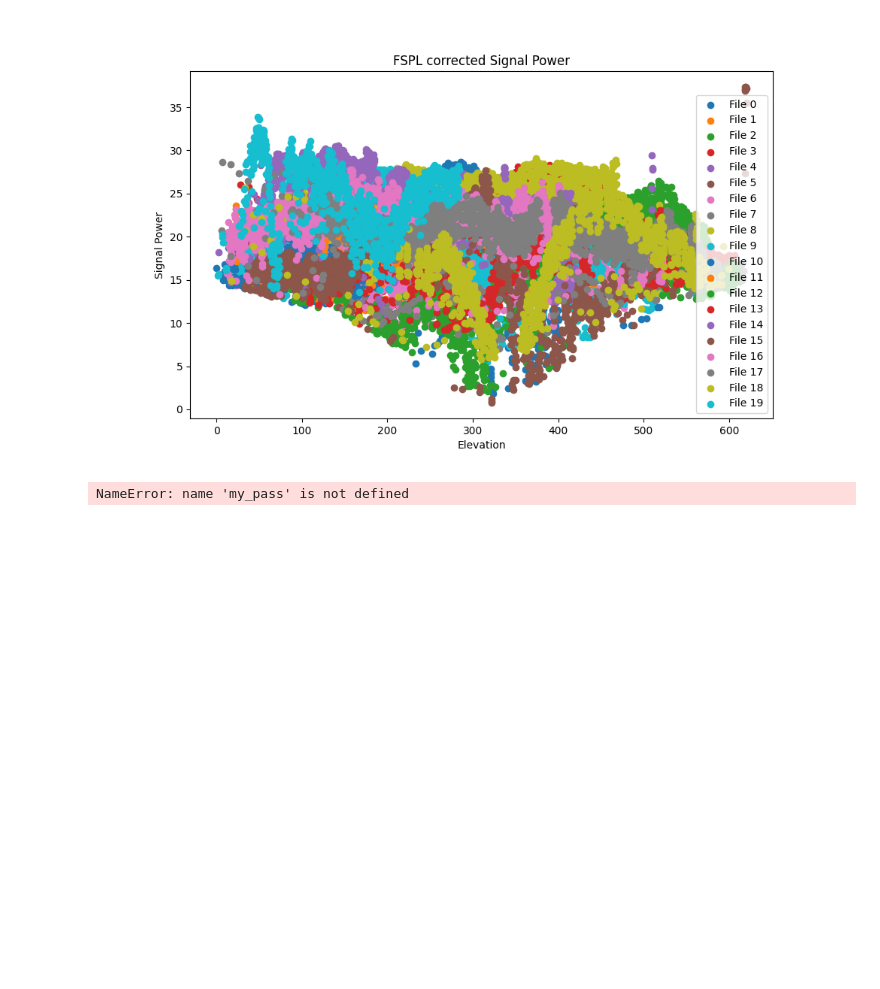
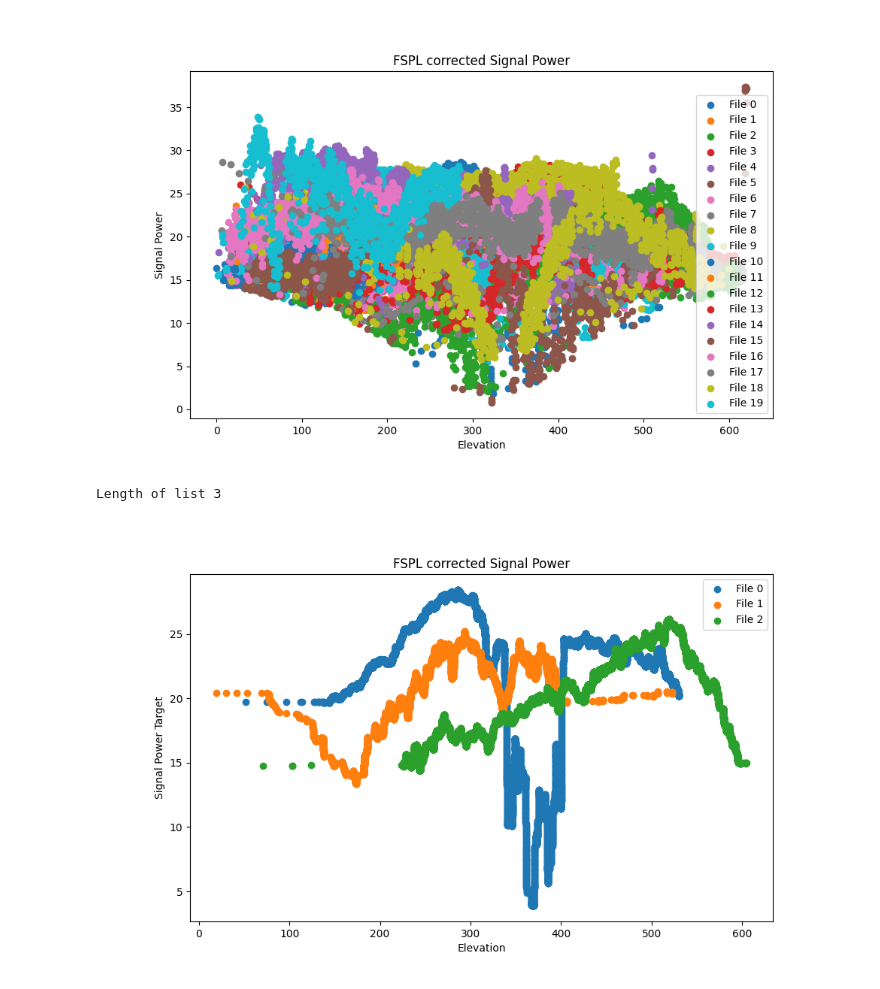
Before and after one commit to P7-Link-state/time_series_estimation, a Jupyter notebook: Import-And-Treshold.ipynb, the cells around one changed output. Cells and saved outputs as stored; diff of their text form; code cells hidden in the pictures; blank space fills up the shorter version.

Commit message:
fftsize 32 import and threshold

```diff
--- a/Import-And-Treshold.ipynb
+++ b/Import-And-Treshold.ipynb
@@ -93,15 +93,15 @@ import os
 from multiprocessing import Pool
 import datetime
 
-data_files_active = os.listdir("../no_waterfall/active/")
+data_files_active = os.listdir("../output/waterfall/active/")
 
 vzlusat_active = list(i for i in data_files_active if "VZLUSAT-2" in i)
 
 
 obj_act: list[nm.prepping] = [] #: list[nm.prepping] = [] means that the variable is a list of nm.prepping objects, which makes it possible to autocomplete the methods and attributes of the nm.prepping class.
 
-for i in vzlusat_active:
-    with open("../no_waterfall/active/" + i, 'rb') as f:
+for i in vzlusat_active[:3]: #choose how many to load
+    with open("../output/waterfall/active/" + i, 'rb') as f:
         obj_act.append(pickle.loads(f.read()))
 
 # pointing error calculation
@@ -136,7 +136,6 @@ def calculate_pointing_error(set_azimuth, set_elevation, azimuth, elevation):
 
 def remove_outlier(obj):
     outlier_indices = []
-    peaks = []
     valid_range_bins = int(2 * 11e3 / (250e3 / obj.noise_obj.fft_size))  # Total valid bins for the maximum doppler shift of ±11kHz when sampling rate is 250kHz
     for i , row in enumerate(obj.noise_obj.waterfall):
         fft_data =  10*np.log10(np.squeeze(row))  # FFT data (magnitude spectrum)
@@ -156,54 +155,49 @@ def remove_outlier(obj):
         if (peak_value-np.mean(fft_data)>3):
             outlier_indices.append(i) #If the peak is gucci, then we keep it
 
-        print(f"np.mean(fft_data){np.mean(fft_data)}"+f" peak_value{peak_value}")
-        peaks.append(peak_value-np.mean(fft_data))
-
-    return obj[outlier_indices] #Basically deleting all the points where it was funky
+    return obj[outlier_indices]#Basically deleting all the points where it was not transmitting
 
 
-print(f"Length of list{len(obj_act)}")
 
-for i, obj in enumerate(obj_act):
-    obj.station_obj.convert_timestamp() #converts the timestamps for the station object to numpy array
+print(f"Length of list {len(obj_act)}")
 
+for i in range(len(obj_act)):
     #first outlier removal using threshold
-    idx = np.argwhere(10*np.log10(obj.noise_obj.signal_abs) > -138) #Threshold set to -138 dBm
-    obj_act[i]=obj[idx] #Basically deleting all the points where the moving average is below the threshold
+    idx = np.argwhere(10*np.log10(obj_act[i].noise_obj.signal_abs) > -138) #Threshold set to -138 dBm on the data without the FSPL correction
+    obj_act[i]=obj_act[i][idx] #Basically deleting all the points where the moving average is below the threshold
 
     #second outlier removal using peak detection
     obj_act[i]=remove_outlier(obj_act[i])
 
     # Calculate the target values
-    clean_sig_abs = np.squeeze(obj.clean_sig_abs)
-    window_size = 499  # Adjust the window size as needed
+    clean_sig_abs = np.squeeze(obj_act[i].clean_sig_abs)
+    window_size = 99   # 99 is the chosen one as it has to be an odd number and it is the closest to 100 which is 1 second
     padded_signal = np.pad(clean_sig_abs, pad_width=window_size // 2, mode='reflect')
     moving_avg = np.convolve(padded_signal, np.ones(window_size) / window_size, mode='valid')
-    time_ax_avg = obj.time_ax[:len(moving_avg)]
+    time_ax_avg = obj_act[i].time_ax[:len(moving_avg)]
 
-    obj_act[i]=obj #delimit the object
+    # obj_act[i]=obj #delimit the object
     obj_act[i].target = moving_avg
 
     # Calculate pointing error for this object
     pointing_error = calculate_pointing_error(
-        set_azimuth=obj.station_obj.set_azimuth,
-        set_elevation=obj.station_obj.set_elevation,
-        azimuth=obj.station_obj.azimuth,
-        elevation=obj.station_obj.elevation
+        set_azimuth=obj_act[i].station_obj.set_azimuth,
+        set_elevation=obj_act[i].station_obj.set_elevation,
+        azimuth=obj_act[i].station_obj.azimuth,
+        elevation=obj_act[i].station_obj.elevation
     )
     # Append the pointing error as a new attribute to the object
     obj_act[i].pointing_error = pointing_error
 
 # Plot the first feature (e.g., signal power) for some files
 plt.figure(figsize=(10, 6))
-for i in range(20):
-    # plt.figure(figsize=(10, 6))
-    # plt.scatter(obj_act[i].time_ax,10*np.log10(obj_act[i].noise_obj.signal_abs), label=f'File {i}')  # Plot Feature 2 (Signal Power)
+for i in range(len(obj_act)):
     plt.scatter(obj_act[i].time_ax,obj_act[i].target, label=f'File {i}')  # Plot Feature 2 (Signal Power)
 plt.xlabel('Elevation')
 plt.ylabel('Signal Power Target')
 plt.title('FSPL corrected Signal Power')
 plt.legend()
 plt.show()
 # %% [output]
-NameError: name 'my_pass' is not defined
+Length of list 3
+[figure, added]
```
Also changed, not shown: 1 other file.
